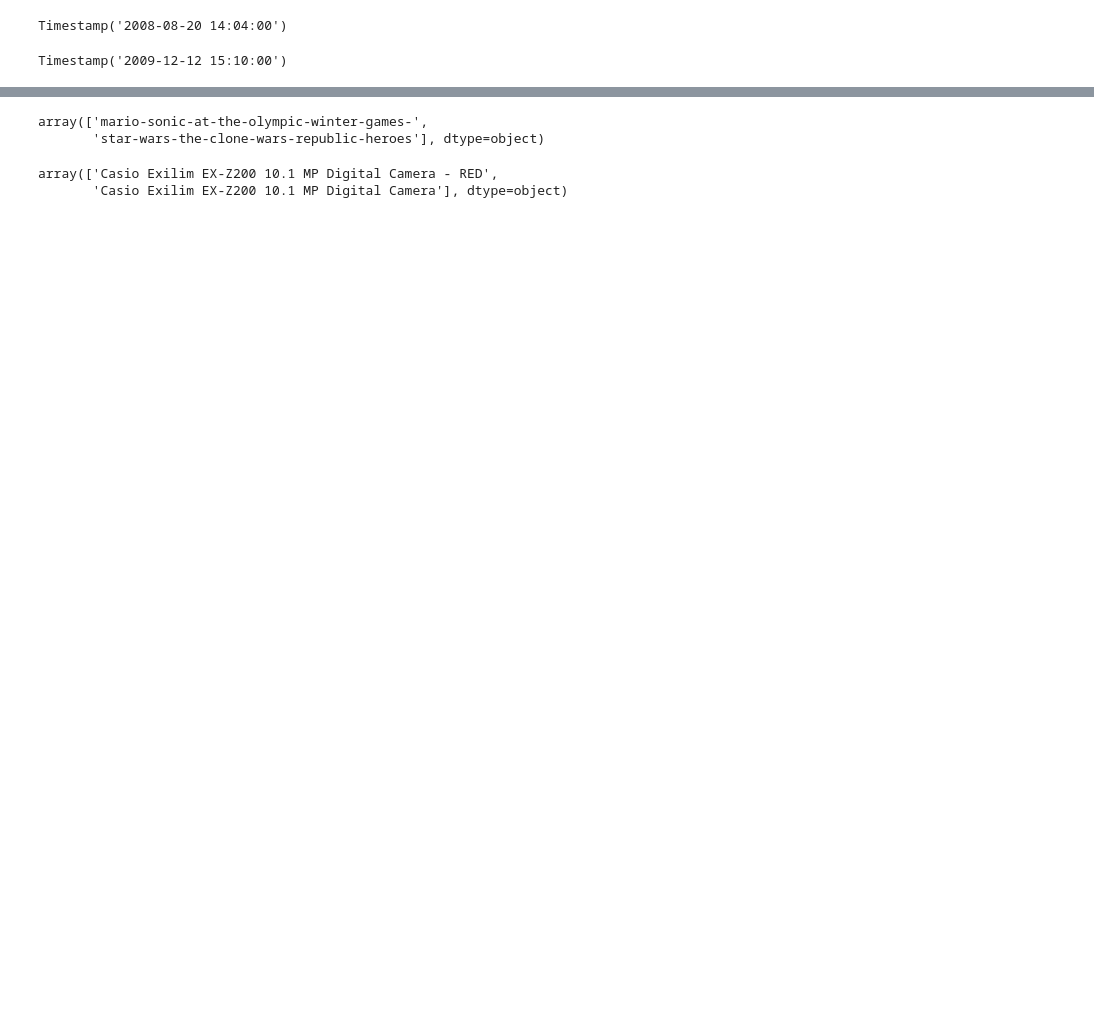
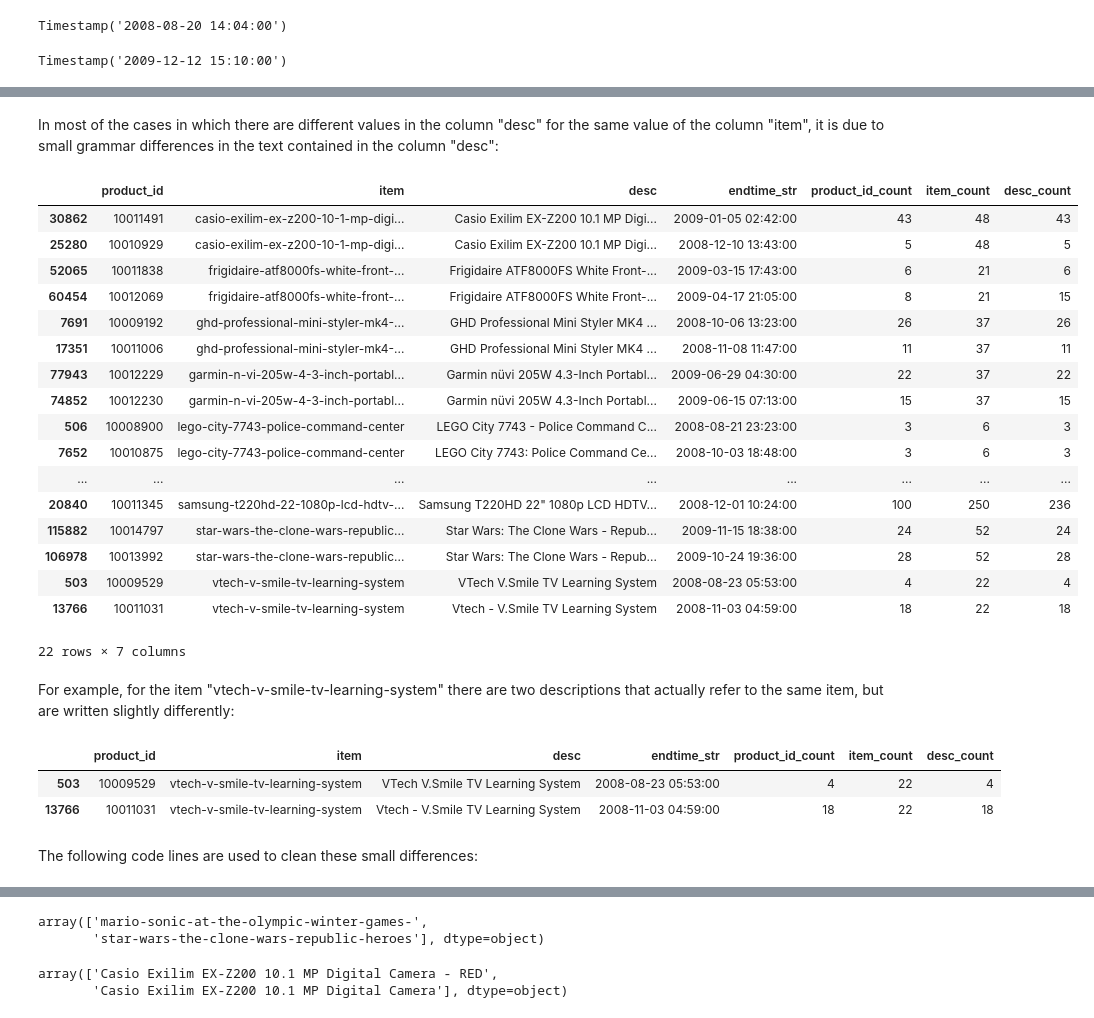
Before and after one commit to sergio-valmorisco-sierra/tfm_data_science_sergio_valmorisco_sierra, a Jupyter notebook: Estadisticas.ipynb, the cells around one changed output, grey strips where cells are left out. Cells and saved outputs as stored; diff of their text form; code cells hidden in the pictures; blank space fills up the shorter version.

```diff
--- a/Estadisticas.ipynb
+++ b/Estadisticas.ipynb
@@ -63,0 +224,36 @@ Timestamp('2009-12-12 15:10:00')
+# %% [markdown]
+In most of the cases in which there are different values in the column "desc" for the same value of the column "item", it is due to small grammar differences in the text contained in the column "desc":
+# %%
+outcomesDfItemDesc = compareProductIdItemDescColumnValues()
+itemVsDescDf = outcomesDfItemDesc[(outcomesDfItemDesc['item_count']!=outcomesDfItemDesc['desc_count'])].drop_duplicates(subset=['item','desc'])
+itemVsDescDf = itemVsDescDf.sort_values(by='desc')
+itemVsDescDf
+# %% [output]
+|  | product_id | item | desc | endtime_str | product_id_count | item_count | desc_count |
+| 30862 | 10011491 | casio-exilim-ex-z200-10-1-mp-digi... | Casio Exilim EX-Z200 10.1 MP Digi... | 2009-01-05 02:42:00 | 43 | 48 | 43 |
+| 25280 | 10010929 | casio-exilim-ex-z200-10-1-mp-digi... | Casio Exilim EX-Z200 10.1 MP Digi... | 2008-12-10 13:43:00 | 5 | 48 | 5 |
+| 52065 | 10011838 | frigidaire-atf8000fs-white-front-... | Frigidaire ATF8000FS White Front-... | 2009-03-15 17:43:00 | 6 | 21 | 6 |
+| 60454 | 10012069 | frigidaire-atf8000fs-white-front-... | Frigidaire ATF8000FS White Front-... | 2009-04-17 21:05:00 | 8 | 21 | 15 |
+| 7691 | 10009192 | ghd-professional-mini-styler-mk4-... | GHD Professional Mini Styler MK4 ... | 2008-10-06 13:23:00 | 26 | 37 | 26 |
+| 17351 | 10011006 | ghd-professional-mini-styler-mk4-... | GHD Professional Mini Styler MK4 ... | 2008-11-08 11:47:00 | 11 | 37 | 11 |
+| 77943 | 10012229 | garmin-n-vi-205w-4-3-inch-portabl... | Garmin nüvi 205W 4.3-Inch Portabl... | 2009-06-29 04:30:00 | 22 | 37 | 22 |
+| 74852 | 10012230 | garmin-n-vi-205w-4-3-inch-portabl... | Garmin nüvi 205W 4.3-Inch Portabl... | 2009-06-15 07:13:00 | 15 | 37 | 15 |
+| 506 | 10008900 | lego-city-7743-police-command-center | LEGO City 7743 - Police Command C... | 2008-08-21 23:23:00 | 3 | 6 | 3 |
+| 7652 | 10010875 | lego-city-7743-police-command-center | LEGO City 7743: Police Command Ce... | 2008-10-03 18:48:00 | 3 | 6 | 3 |
+| ... | ... | ... | ... | ... | ... | ... | ... |
+| 20840 | 10011345 | samsung-t220hd-22-1080p-lcd-hdtv-... | Samsung T220HD 22" 1080p LCD HDTV... | 2008-12-01 10:24:00 | 100 | 250 | 236 |
+| 115882 | 10014797 | star-wars-the-clone-wars-republic... | Star Wars: The Clone Wars - Repub... | 2009-11-15 18:38:00 | 24 | 52 | 24 |
+| 106978 | 10013992 | star-wars-the-clone-wars-republic... | Star Wars: The Clone Wars - Repub... | 2009-10-24 19:36:00 | 28 | 52 | 28 |
+| 503 | 10009529 | vtech-v-smile-tv-learning-system | VTech V.Smile TV Learning System | 2008-08-23 05:53:00 | 4 | 22 | 4 |
+| 13766 | 10011031 | vtech-v-smile-tv-learning-system | Vtech - V.Smile TV Learning System | 2008-11-03 04:59:00 | 18 | 22 | 18 |
+22 rows × 7 columns
+# %% [markdown]
+For example, for the item "vtech-v-smile-tv-learning-system" there are two descriptions that actually refer to the same item, but are written slightly differently:
+# %%
+itemVsDescDf[itemVsDescDf['item'].values == "vtech-v-smile-tv-learning-system"]
+# %% [output]
+|  | product_id | item | desc | endtime_str | product_id_count | item_count | desc_count |
+| 503 | 10009529 | vtech-v-smile-tv-learning-system | VTech V.Smile TV Learning System | 2008-08-23 05:53:00 | 4 | 22 | 4 |
+| 13766 | 10011031 | vtech-v-smile-tv-learning-system | Vtech - V.Smile TV Learning System | 2008-11-03 04:59:00 | 18 | 22 | 18 |
+# %% [markdown]
+The following code lines are used to clean these small differences:
```
Also changed, not shown: parts of 39 cells of this notebook.
